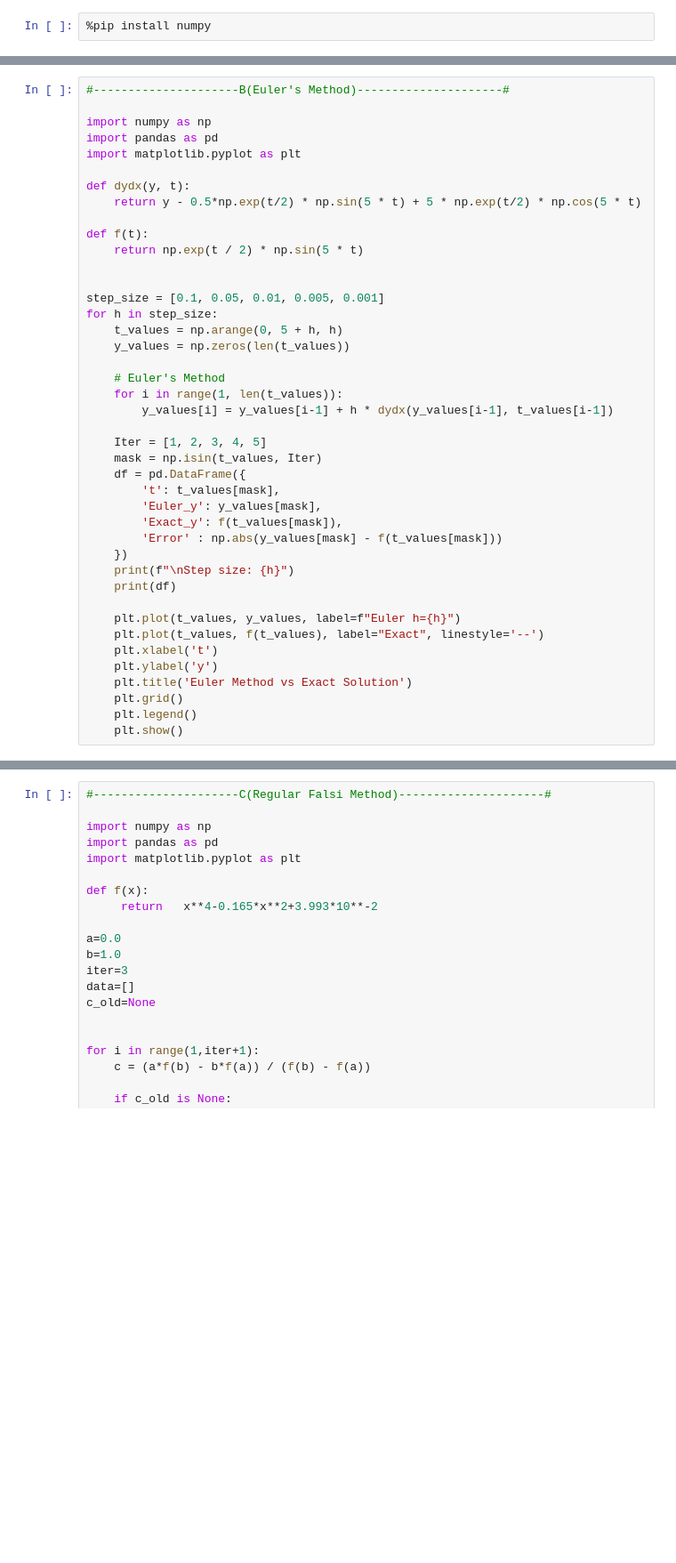
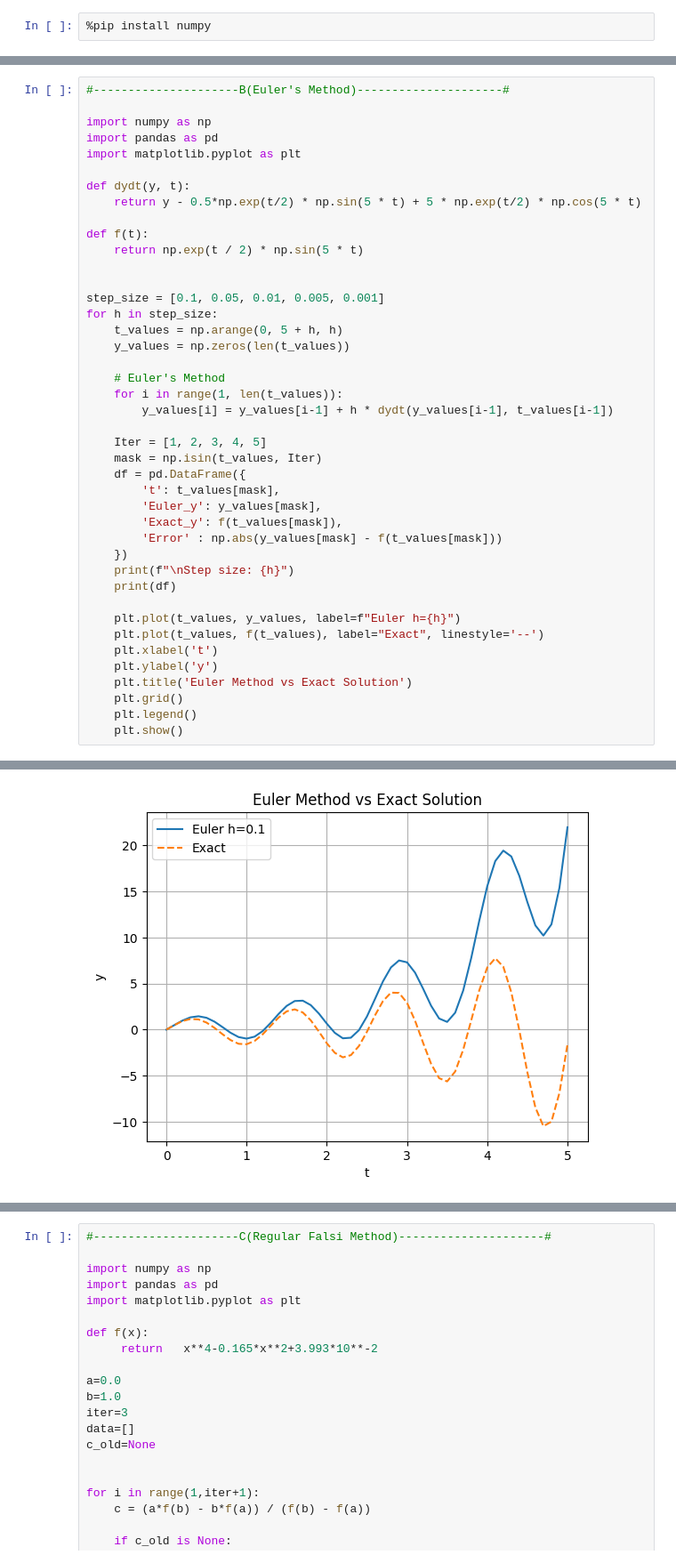
Before and after one commit to durjoy-10/n, a Jupyter notebook: exam.ipynb, the cells around one changed output, grey strips where cells are left out. Shown at 89% size. Drawn from its saved outputs; the diff is of its cells as text; blank space fills up the shorter version.

```diff
--- a/exam.ipynb
+++ b/exam.ipynb
@@ -77,7 +79,7 @@ import numpy as np
 import pandas as pd
 import matplotlib.pyplot as plt
 
-def dydx(y, t):
+def dydt(y, t):
     return y - 0.5*np.exp(t/2) * np.sin(5 * t) + 5 * np.exp(t/2) * np.cos(5 * t)
 
 def f(t):
@@ -91,7 +93,7 @@ for h in step_size:
 
     # Euler's Method
     for i in range(1, len(t_values)):
-        y_values[i] = y_values[i-1] + h * dydx(y_values[i-1], t_values[i-1])
+        y_values[i] = y_values[i-1] + h * dydt(y_values[i-1], t_values[i-1])
 
     Iter = [1, 2, 3, 4, 5]
     mask = np.isin(t_values, Iter)
@@ -112,3 +114,4 @@ for h in step_size:
     plt.grid()
     plt.legend()
     plt.show()
+# %% [output]
@@ -114,0 +125 @@ for h in step_size:
+[figure, added]
```
Also changed, not shown: parts of 3 cells of this notebook, 4 other files.
